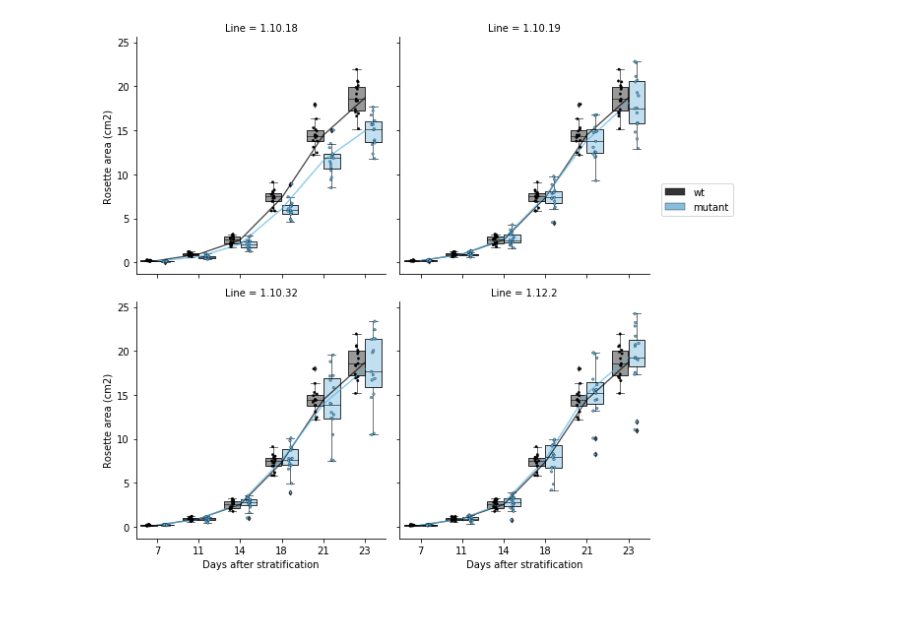
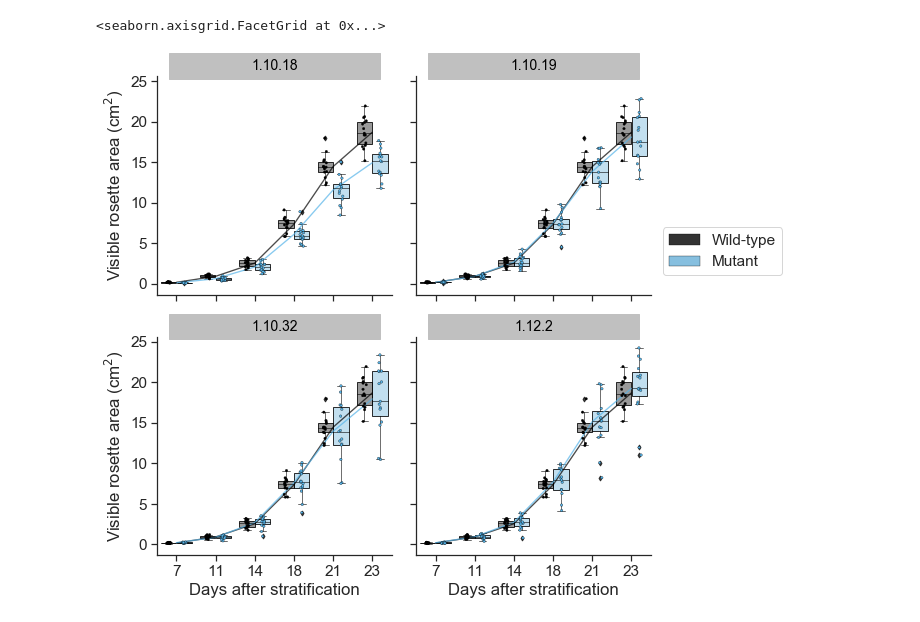
Before and after one commit to RonaCostello/Thesis, a Jupyter notebook: plots/chapter3_rosetteArea.ipynb, the cells around one changed output. Drawn from its saved outputs; the diff is of its cells as text; code cells hidden in the pictures.

Commit message:
Format title and axis labels

```diff
--- a/plots/chapter3_rosetteArea.ipynb
+++ b/plots/chapter3_rosetteArea.ipynb
@@ -8,4 +62,8 @@ rosette_df = pd.read_csv('../data/rosetteAreaWithAdditionalCategory.csv')
 # %%
+sns.set(font_scale = 1.4, font="Arial")
+sns.set_style(style='ticks')
+
+
 # Choose hue colour palette
 colours = ['#000000', '#56B4E9']
 
@@ -19,32 +77,49 @@ boxplot = grid.map(sns.boxplot, 'Days after stratification', 'Rosette area (cm2)
 
 # Set boxplot transparency and draw a pointplot over each one
 for i, ax in enumerate(grid.axes.flat):
     for patch in ax.artists:
         red, green, blue, alpha = patch.get_facecolor()
         patch.set_facecolor((red, green, blue, .4))
 
     if i == 0:
         Line = '1.10.18'
     if i == 1:
         Line = '1.10.19'
     if i == 2:
         Line = '1.10.32'
     if i == 3:
         Line = '1.12.2'
     sns.pointplot(x=rosette_df['Days after stratification']-7, y='Rosette area (cm2)', data=rosette_df[rosette_df['Line'] == Line],
                  hue='mutant_wt', hue_order = ['wt', 'mutant'], ax=ax, palette=colours, estimator=np.mean,
                  markers="", dodge=False, join=True, scale=0.5, errwidth=0)
     plt.setp(ax.lines, alpha=.7)
 
 # Draw a strip plot
 stripplot = grid.map(sns.stripplot, 'Days after stratification', 'Rosette area (cm2)', data=rosette_df,
       hue='mutant_wt', hue_order=['wt', 'mutant'], size=2.5, alpha=1, jitter=True, linewidth=0.3,
       dodge=True, palette=colours, edgecolor='gray')
 
 # Adjust position and transparency of legend
 handles, labels = ax.get_legend_handles_labels()
-leg = plt.legend(handles[0:2], labels[0:2], bbox_to_anchor=(1.05, 1.5), loc=2, borderaxespad=0.)
+leg = plt.legend(handles[0:2],['Wild-type', 'Mutant'], bbox_to_anchor=(1.05, 1.5), loc=2, borderaxespad=0.)
 for lh in leg.legendHandles:
     lh.set_alpha(.8)
+
+# Set titles
+grid.set_titles("{col_name}")
+for ax in grid.axes:
+    # set the title position to the horizontal center (0.5) of the axes
+    title = ax.set_title(ax.get_title(), position=(.5, 1.0), backgroundcolor="silver", color='black',
+                         size=14)
+    # set the box style of the title text box to our custom box
+    bb = title.get_bbox_patch()
+    # use the axes' width as width of the text box
+    bb.set_boxstyle("ext", pad=0.4, width=ax.get_window_extent().width )
+
+
+
+# Set axis labels
+grid.set_axis_labels(x_var="Days after stratification", y_var="Visible rosette area (cm$^2$)")
 # %% [output]
+<seaborn.axisgrid.FacetGrid at 0x...>
-[figure, old version]
+[figure, new version]
```
Also changed, not shown: parts of 2 cells of this notebook.
